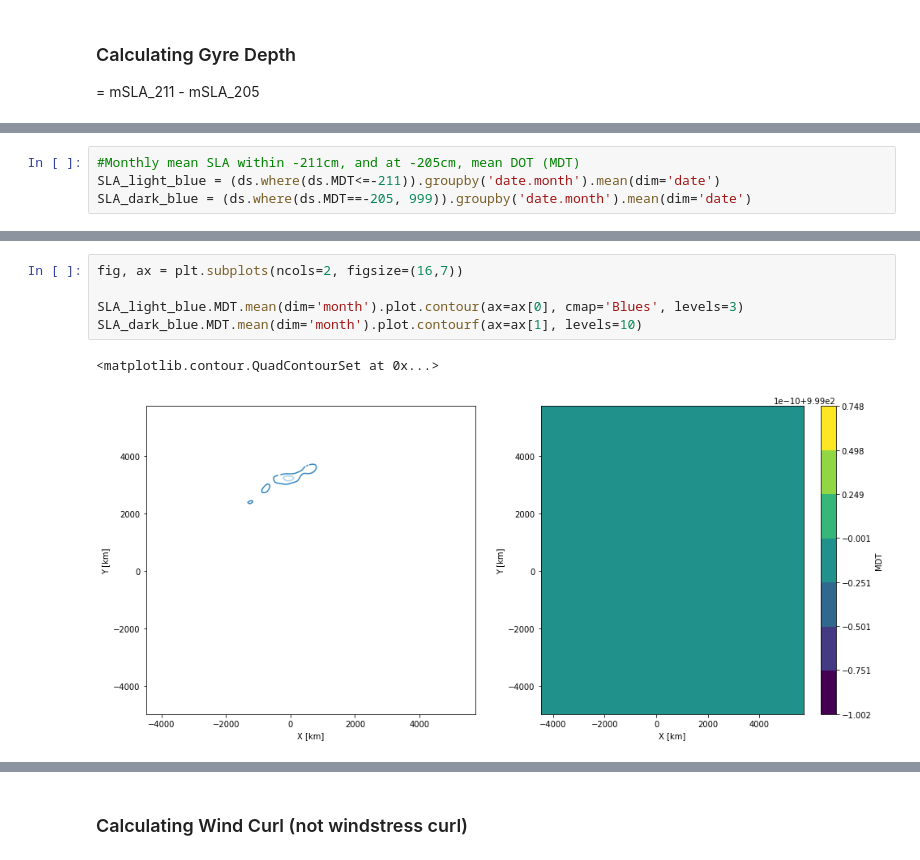
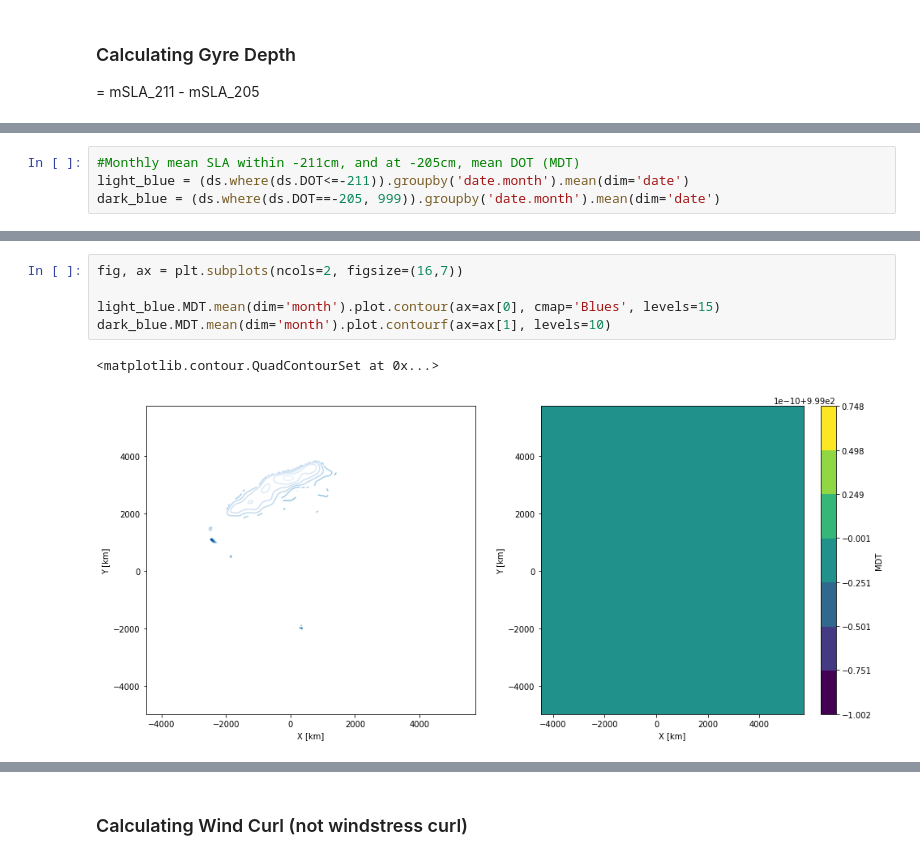
Before and after one commit to shanicetbailey/rces-finalproject, a Jupyter notebook: class_project2018_cleaned.ipynb, the cells around one changed output, grey strips where cells are left out. Cells and saved outputs as stored; diff of their text form.

```diff
--- a/class_project2018_cleaned.ipynb
+++ b/class_project2018_cleaned.ipynb
@@ -351,4 +342,4 @@ plt.tight_layout()
 # %%
 #Monthly mean SLA within -211cm, and at -205cm, mean DOT (MDT)
-SLA_light_blue = (ds.where(ds.MDT<=-211)).groupby('date.month').mean(dim='date')
-SLA_dark_blue = (ds.where(ds.MDT==-205, 999)).groupby('date.month').mean(dim='date')
+light_blue = (ds.where(ds.DOT<=-211)).groupby('date.month').mean(dim='date')
+dark_blue = (ds.where(ds.DOT==-205, 999)).groupby('date.month').mean(dim='date')
@@ -366,8 +373,8 @@ SLA_dark_blue.MDT.plot()
 # %%
 fig, ax = plt.subplots(ncols=2, figsize=(16,7))
 
-SLA_light_blue.MDT.mean(dim='month').plot.contour(ax=ax[0], cmap='Blues', levels=3)
-SLA_dark_blue.MDT.mean(dim='month').plot.contourf(ax=ax[1], levels=10)
+light_blue.MDT.mean(dim='month').plot.contour(ax=ax[0], cmap='Blues', levels=15)
+dark_blue.MDT.mean(dim='month').plot.contourf(ax=ax[1], levels=10)
 # %% [output]
 <matplotlib.contour.QuadContourSet at 0x...>
-[figure, old version]
+[figure, new version]
```
Also changed, not shown: parts of 31 cells of this notebook.
